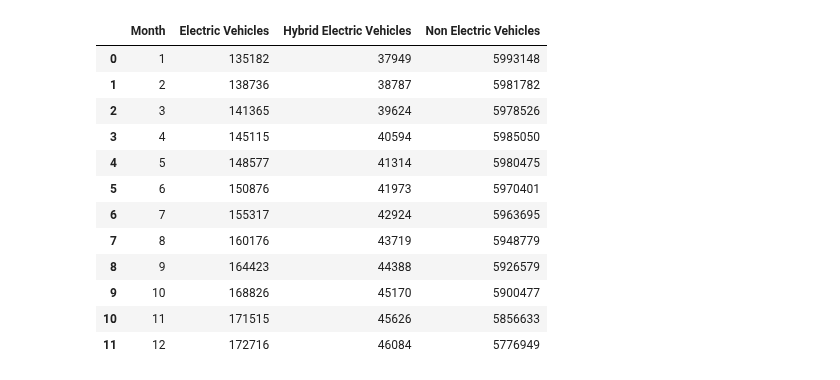
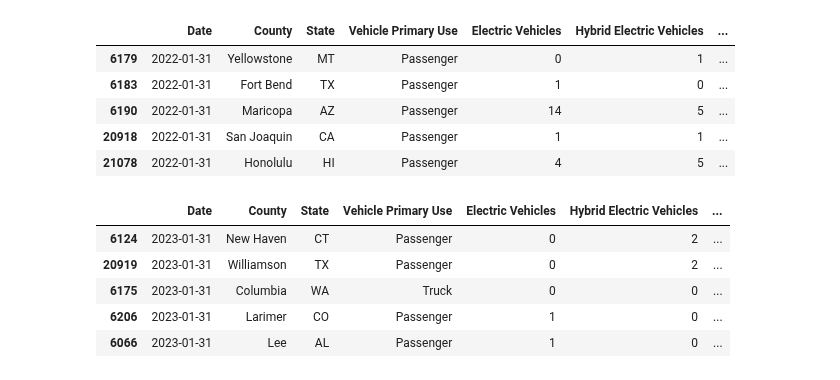
Before and after one commit to thisishasan/slda, a Jupyter notebook: code.ipynb, the cells around one changed output. Saved outputs shown, nothing was run; the diff lists cells and outputs as text; code cells hidden in the pictures.

```diff
--- a/code.ipynb
+++ b/code.ipynb
@@ -93,20 +63,20 @@ memory usage: 323.3+ KB
-# %%
-grouped_by_month = df.groupby('Month')[
-    ['Electric Vehicles', 'Hybrid Electric Vehicles', 'Non Electric Vehicles']
-].sum().reset_index()
-
-grouped_by_month.head(50)
-# %% [output]
-|  | Month | Electric Vehicles | Hybrid Electric Vehicles | Non Electric Vehicles |
-| 0 | 1 | 135182 | 37949 | 5993148 |
-| 1 | 2 | 138736 | 38787 | 5981782 |
-| 2 | 3 | 141365 | 39624 | 5978526 |
-| 3 | 4 | 145115 | 40594 | 5985050 |
-| 4 | 5 | 148577 | 41314 | 5980475 |
-| 5 | 6 | 150876 | 41973 | 5970401 |
-| 6 | 7 | 155317 | 42924 | 5963695 |
-| 7 | 8 | 160176 | 43719 | 5948779 |
-| 8 | 9 | 164423 | 44388 | 5926579 |
-| 9 | 10 | 168826 | 45170 | 5900477 |
-| 10 | 11 | 171515 | 45626 | 5856633 |
-| 11 | 12 | 172716 | 46084 | 5776949 |
+# %%
+df_2022 = df[df['Date'].dt.year == 2022]
+df_2022.head()
+# %% [output]
+|  | Date | County | State | Vehicle Primary Use | Electric Vehicles | Hybrid Electric Vehicles | ... |
+| 6179 | 2022-01-31 | Yellowstone | MT | Passenger | 0 | 1 | ... |
+| 6183 | 2022-01-31 | Fort Bend | TX | Passenger | 1 | 0 | ... |
+| 6190 | 2022-01-31 | Maricopa | AZ | Passenger | 14 | 5 | ... |
+| 20918 | 2022-01-31 | San Joaquin | CA | Passenger | 1 | 1 | ... |
+| 21078 | 2022-01-31 | Honolulu | HI | Passenger | 4 | 5 | ... |
+# %%
+df_2023 = df[df['Date'].dt.year == 2023]
+df_2023.head()
+# %% [output]
+|  | Date | County | State | Vehicle Primary Use | Electric Vehicles | Hybrid Electric Vehicles | ... |
+| 6124 | 2023-01-31 | New Haven | CT | Passenger | 0 | 2 | ... |
+| 20919 | 2023-01-31 | Williamson | TX | Passenger | 0 | 2 | ... |
+| 6175 | 2023-01-31 | Columbia | WA | Truck | 0 | 0 | ... |
+| 6206 | 2023-01-31 | Larimer | CO | Passenger | 1 | 0 | ... |
+| 6066 | 2023-01-31 | Lee | AL | Passenger | 1 | 0 | ... |
```
Also changed, not shown: parts of 8 cells of this notebook.
